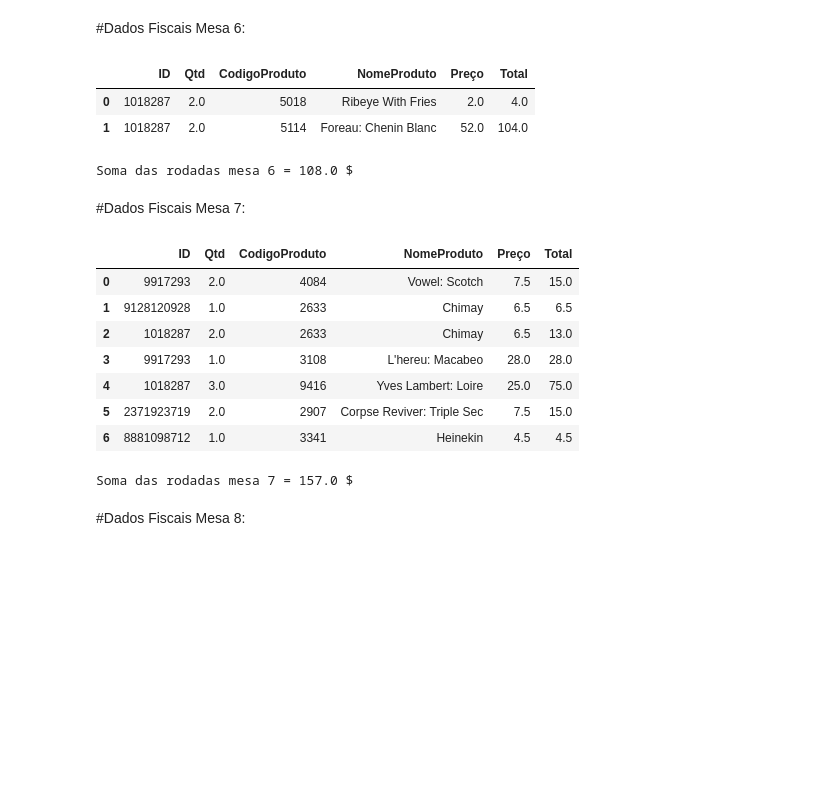
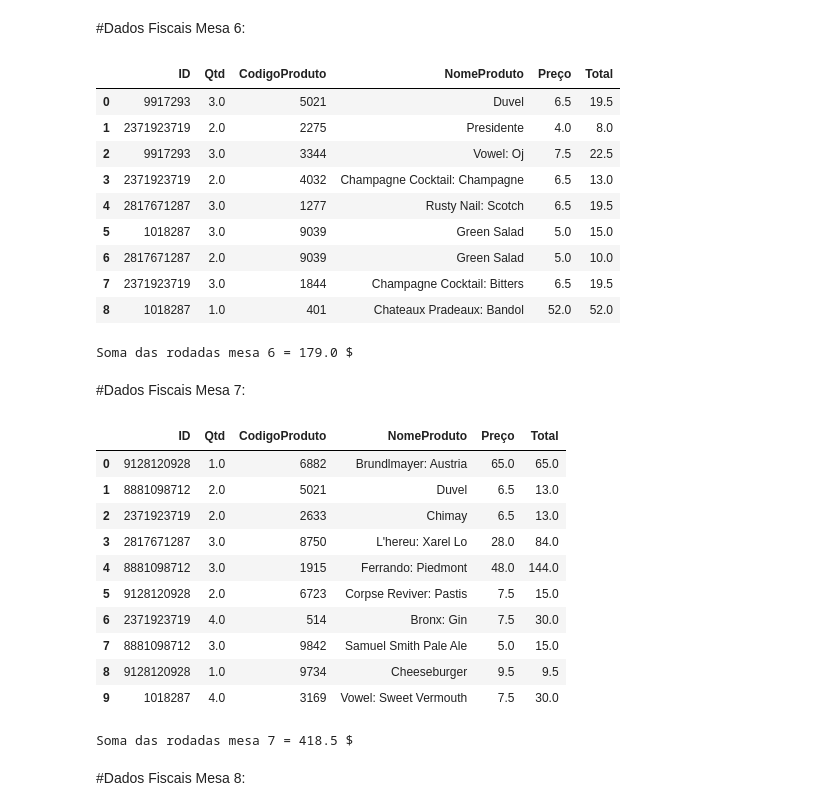
Before and after one commit to RFFSoftwareEngineering/DesafioDataAnalytics, a Jupyter notebook: DesafioFalqon.ipynb, the cells around one changed output. Cells and saved outputs as stored; diff of their text form; code cells hidden in the pictures; blank space fills up the shorter version.

```diff
--- a/DesafioFalqon.ipynb
+++ b/DesafioFalqon.ipynb
@@ -409,27 +387,34 @@ Soma das rodadas mesa 5 = 569.0 $
 # %%
 urlMesa6 = "/content/mesa_6.csv"
 
 PedidosM6 = pd.read_csv(urlMesa6)
 #display(PedidosM6)
 
-PedidosM6Arrumado = PedidosM6["9917293\t1\t8511"].str.split("\t", 2, expand = True)
+PedidosM6Arrumado = PedidosM6["2817671287\t2\t2489"].str.split("\t", 2, expand = True)
 
 PedidosM6Arrumado.columns = ['ID', 'Qtd', 'CodigoProduto']
 
 NFMesa6 = pd.merge(PedidosM6Arrumado, CardapioArrumado[["CodigoProduto", "NomeProduto", "Preço"]], on = "CodigoProduto")
 
 NFMesa6["Qtd"] = NFMesa6["Qtd"].astype(float)
 NFMesa6["Preço"] = NFMesa6["Preço"].astype(float)
 dadosNFMesa6 = NFMesa6.assign(Total = NFMesa6.Qtd * NFMesa6.Preço)
 display(dadosNFMesa6)
 
 SomadasRodadasM6 = dadosNFMesa6.Total.sum()
 print("Soma das rodadas mesa 6 =", SomadasRodadasM6,"$")
 # %% [output]
 |  | ID | Qtd | CodigoProduto | NomeProduto | Preço | Total |
-| 0 | 1018287 | 2.0 | 5018 | Ribeye With Fries | 2.0 | 4.0 |
-| 1 | 1018287 | 2.0 | 5114 | Foreau: Chenin Blanc | 52.0 | 104.0 |
+| 0 | 9917293 | 3.0 | 5021 | Duvel | 6.5 | 19.5 |
+| 1 | 2371923719 | 2.0 | 2275 | Presidente | 4.0 | 8.0 |
+| 2 | 9917293 | 3.0 | 3344 | Vowel: Oj | 7.5 | 22.5 |
+| 3 | 2371923719 | 2.0 | 4032 | Champagne Cocktail: Champagne | 6.5 | 13.0 |
+| 4 | 2817671287 | 3.0 | 1277 | Rusty Nail: Scotch | 6.5 | 19.5 |
+| 5 | 1018287 | 3.0 | 9039 | Green Salad | 5.0 | 15.0 |
+| 6 | 2817671287 | 2.0 | 9039 | Green Salad | 5.0 | 10.0 |
+| 7 | 2371923719 | 3.0 | 1844 | Champagne Cocktail: Bitters | 6.5 | 19.5 |
+| 8 | 1018287 | 1.0 | 401 | Chateaux Pradeaux: Bandol | 52.0 | 52.0 |
-Soma das rodadas mesa 6 = 108.0 $
+Soma das rodadas mesa 6 = 179.0 $
 # %% [markdown]
 #Dados Fiscais Mesa 7:
 # %%
@@ -438,7 +423,7 @@ urlMesa7 = "/content/mesa_7.csv"
 PedidosM7 = pd.read_csv(urlMesa7)
 #display(PedidosM7)
 
-PedidosM7Arrumado = PedidosM7["9128120928\t1\t7675"].str.split("\t", 2, expand = True)
+PedidosM7Arrumado = PedidosM7["9917293\t1\t3344"].str.split("\t", 2, expand = True)
 
 PedidosM7Arrumado.columns = ['ID', 'Qtd', 'CodigoProduto']
 
@@ -453,14 +438,17 @@ SomadasRodadasM7 = dadosNFMesa7.Total.sum()
 print("Soma das rodadas mesa 7 =", SomadasRodadasM7,"$")
 # %% [output]
 |  | ID | Qtd | CodigoProduto | NomeProduto | Preço | Total |
-| 0 | 9917293 | 2.0 | 4084 | Vowel: Scotch | 7.5 | 15.0 |
-| 1 | 9128120928 | 1.0 | 2633 | Chimay | 6.5 | 6.5 |
-| 2 | 1018287 | 2.0 | 2633 | Chimay | 6.5 | 13.0 |
-| 3 | 9917293 | 1.0 | 3108 | L'hereu: Macabeo | 28.0 | 28.0 |
-| 4 | 1018287 | 3.0 | 9416 | Yves Lambert: Loire | 25.0 | 75.0 |
-| 5 | 2371923719 | 2.0 | 2907 | Corpse Reviver: Triple Sec | 7.5 | 15.0 |
-| 6 | 8881098712 | 1.0 | 3341 | Heinekin | 4.5 | 4.5 |
+| 0 | 9128120928 | 1.0 | 6882 | Brundlmayer: Austria | 65.0 | 65.0 |
+| 1 | 8881098712 | 2.0 | 5021 | Duvel | 6.5 | 13.0 |
+| 2 | 2371923719 | 2.0 | 2633 | Chimay | 6.5 | 13.0 |
+| 3 | 2817671287 | 3.0 | 8750 | L'hereu: Xarel Lo | 28.0 | 84.0 |
+| 4 | 8881098712 | 3.0 | 1915 | Ferrando: Piedmont | 48.0 | 144.0 |
+| 5 | 9128120928 | 2.0 | 6723 | Corpse Reviver: Pastis | 7.5 | 15.0 |
+| 6 | 2371923719 | 4.0 | 514 | Bronx: Gin | 7.5 | 30.0 |
+| 7 | 8881098712 | 3.0 | 9842 | Samuel Smith Pale Ale | 5.0 | 15.0 |
+| 8 | 9128120928 | 1.0 | 9734 | Cheeseburger | 9.5 | 9.5 |
+| 9 | 1018287 | 4.0 | 3169 | Vowel: Sweet Vermouth | 7.5 | 30.0 |
-Soma das rodadas mesa 7 = 157.0 $
+Soma das rodadas mesa 7 = 418.5 $
 # %% [markdown]
 #Dados Fiscais Mesa 8:
 # %%
```
Also changed, not shown: parts of 26 cells of this notebook.
